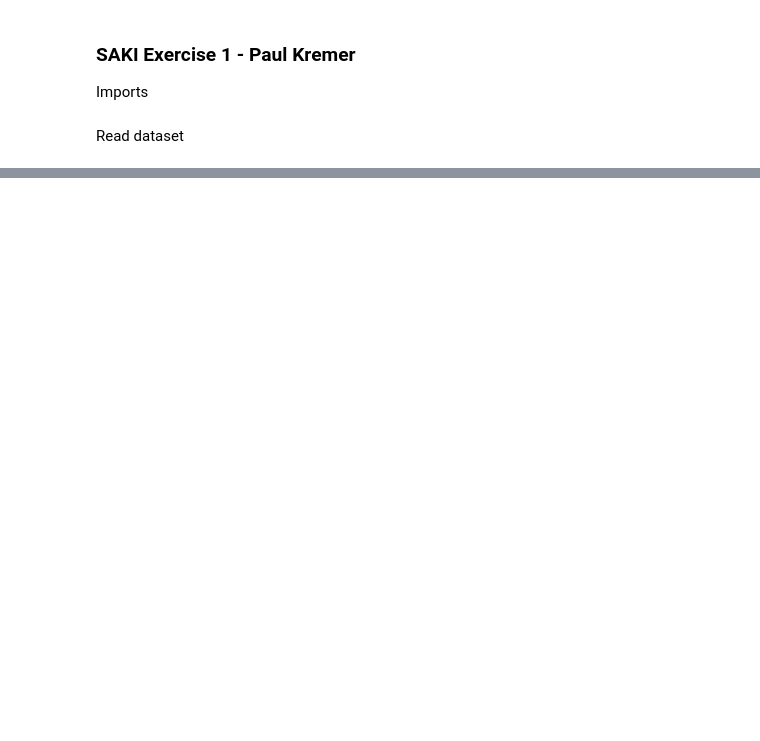
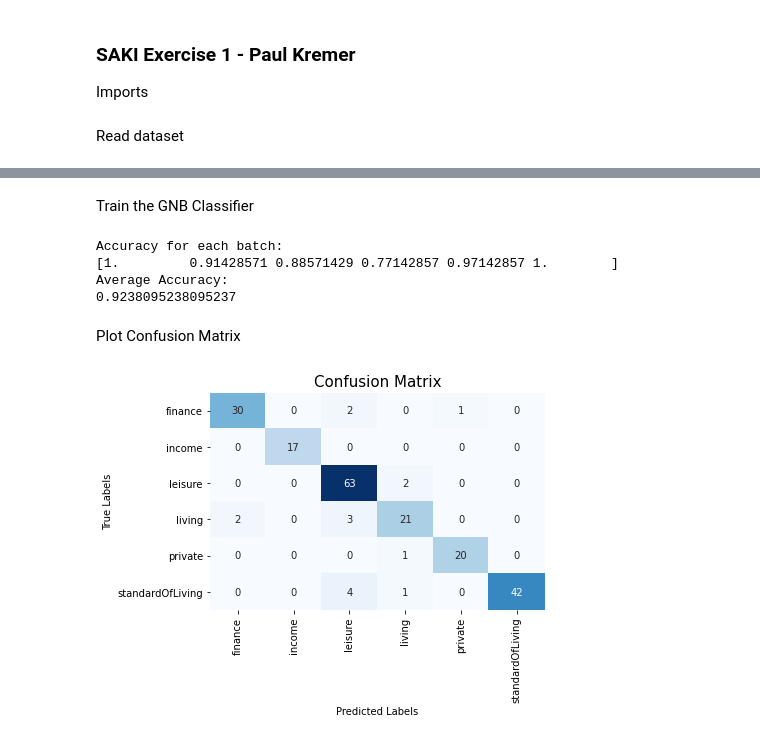
Before and after one commit to PauKre/SAKI_1_Paul_Kremer, a Jupyter notebook: SAKI1.ipynb, the cells around one changed output, grey strips where cells are left out. Saved outputs shown, nothing was run; the diff lists cells and outputs as text; code cells hidden in the pictures; blank space fills up the shorter version.

```diff
--- a/SAKI1.ipynb
+++ b/SAKI1.ipynb
@@ -63,0 +20,7 @@ array([[  0., 162.],
+# %%
+# file_name = "SAKI Exercise 1 - Transaction Classification - Data Set.csv"
+file_name = "data.csv"
+data_csv = pd.read_csv(file_name, sep=";")
+print("Describe Data Set")
+print(data_csv.shape)
+data_csv.describe(include = object)
@@ -63,0 +73,35 @@ array([[  0., 162.],
+# %% [markdown]
+Train the GNB Classifier
+# %%
+gnb = GaussianNB()
+scores = cross_val_score(gnb, features, labels, cv=6)
+print("Accuracy for each batch:")
+print(scores)
+print("Average Accuracy:")
+print(scores.mean())
+pred_labels = cross_val_predict(gnb, features, labels, cv=6)
+# %% [output]
+Accuracy for each batch:
+[1.         0.91428571 0.88571429 0.77142857 0.97142857 1.        ]
+Average Accuracy:
+0.9238095238095237
+# %% [markdown]
+Plot Confusion Matrix
+# %%
+cf_matrix = confusion_matrix(y_true= labels, y_pred=pred_labels)
+ax = plt.axes()
+cf_matrix = sns.heatmap(cf_matrix
+            , annot=True
+            , cmap='Blues'
+            , cbar=False
+            , xticklabels=label_list
+            , yticklabels=label_list
+            , ax= ax
+            )
+ax.set_title("Confusion Matrix", fontsize=15)
+ax.set_xlabel("Predicted Labels")
+ax.set_ylabel("True Labels")
+plt.savefig("cf_matrix.png", pad_inches=0.3, bbox_inches='tight')
+plt.show()
+# %% [output]
+[figure, added]
```
Also changed, not shown: parts of 16 cells of this notebook, 7 other files.
